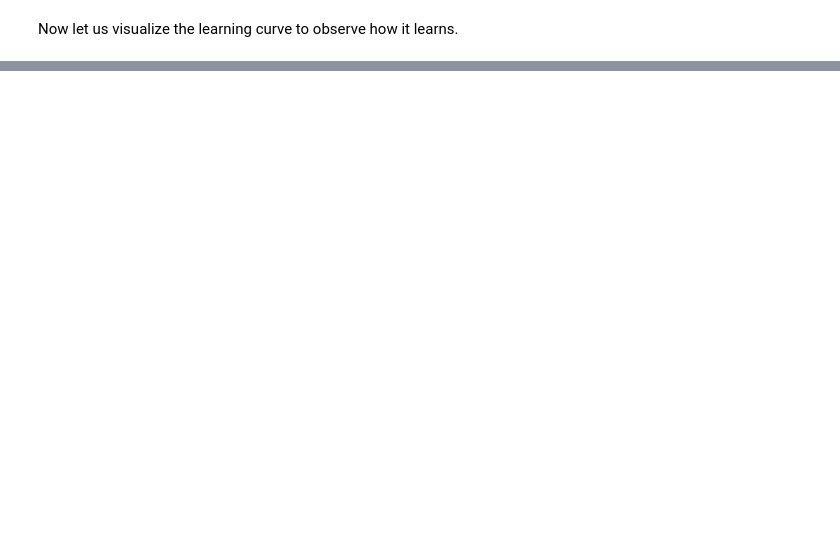
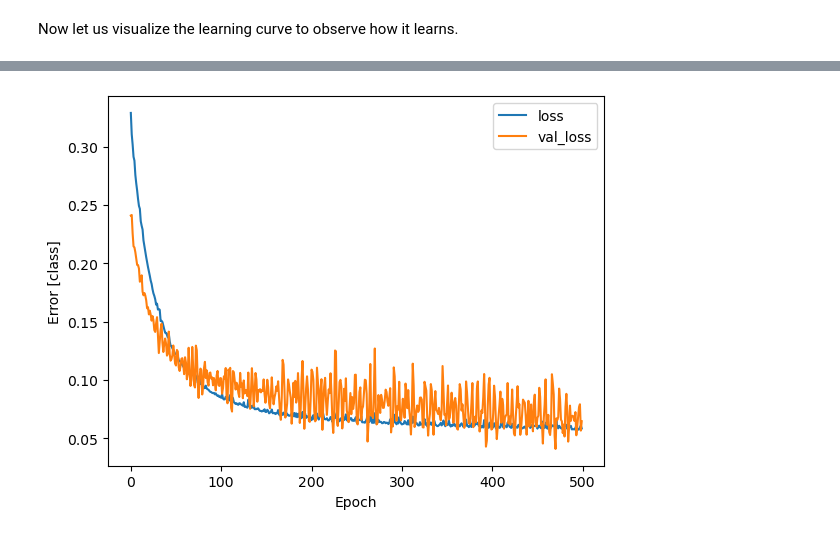
Before and after one commit to Abeoseh/deep_learning, a Jupyter notebook: labs/lab2/Lab2_LNN_SV.ipynb, the cells around one changed output, grey strips where cells are left out. Cells and saved outputs as stored; diff of their text form; code cells hidden in the pictures; blank space fills up the shorter version.

```diff
--- a/labs/lab2/Lab2_LNN_SV.ipynb
+++ b/labs/lab2/Lab2_LNN_SV.ipynb
@@ -1207,0 +1222,13 @@ Now let us visualize the learning curve to observe how it learns.
+# %%
+
+optimizer = keras.optimizers.Adam(learning_rate=alpha)
+deep_model.compile(optimizer = optimizer, loss = "categorical_crossentropy", metrics=["mean_absolute_error","accuracy"])
+# %%
+
+
+history = deep_model.fit(x = x_train, y = y_train, epochs = nEpoch,
+                verbose = 0, validation_split = 0.2)
+# %%
+plot_learning(history, "class")
+# %% [output]
+[figure, added]
```
Also changed, not shown: parts of 25 cells of this notebook.
